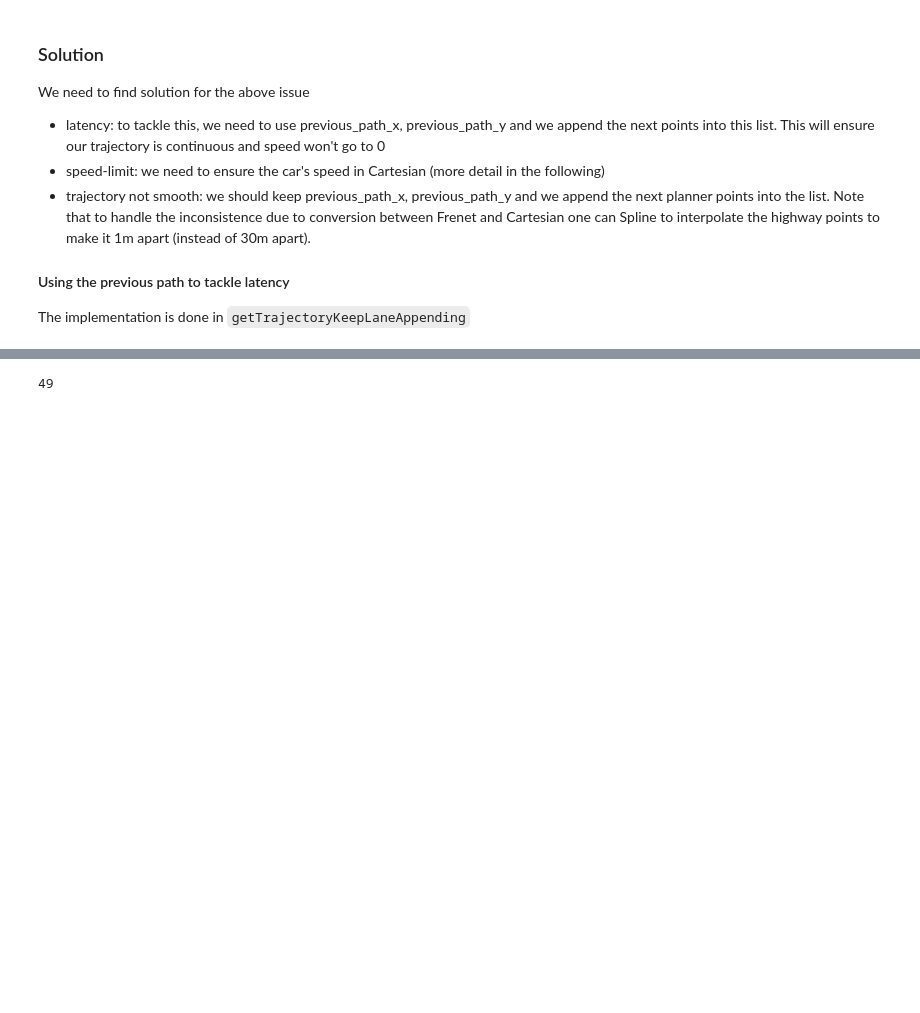
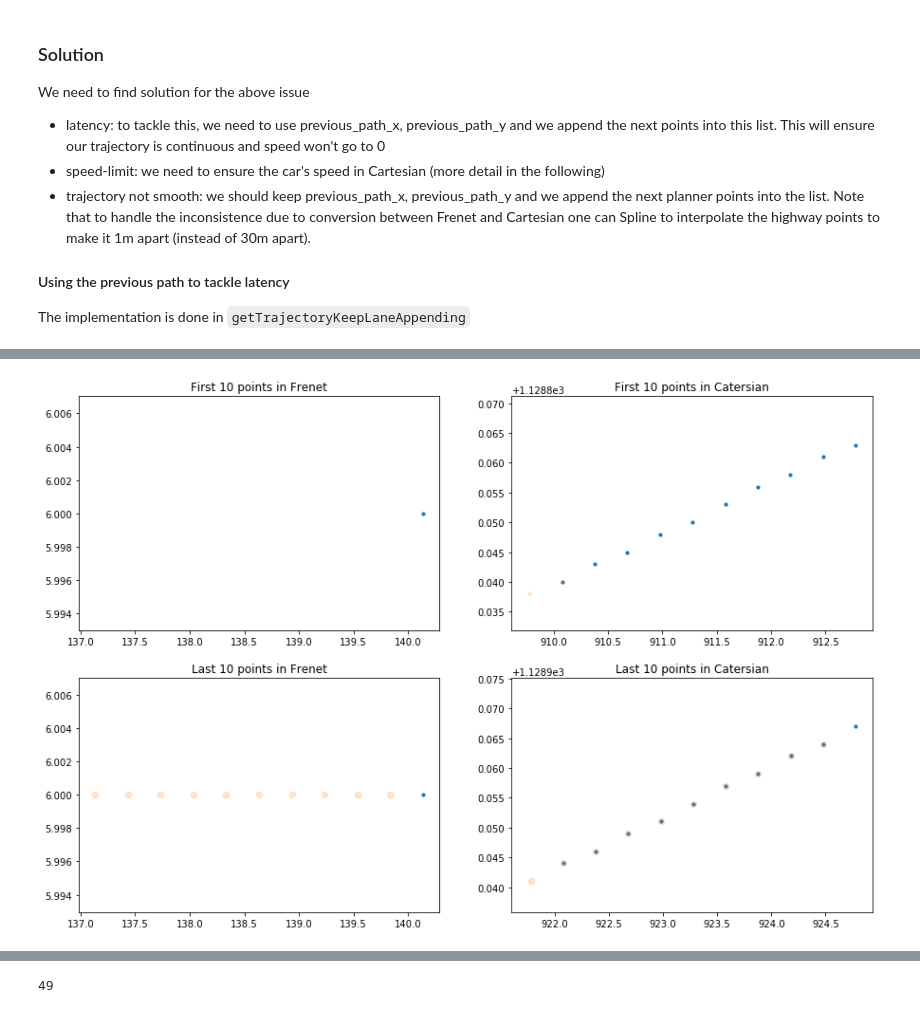
Before and after one commit to minh84/udacity_carnd, a Jupyter notebook: CarND-Term3-P1-Path-Planning/research/Path_Planning.ipynb, the cells around one changed output, grey strips where cells are left out. Cells and saved outputs as stored; diff of their text form; code cells hidden in the pictures; blank space fills up the shorter version.

```diff
--- a/CarND-Term3-P1-Path-Planning/research/Path_Planning.ipynb
+++ b/CarND-Term3-P1-Path-Planning/research/Path_Planning.ipynb
@@ -207,0 +249,46 @@ plt.scatter(speed2.step, speed2.vals)
+# %%
+def build_idx_map(df):
+    tags = df[df.step==1].tag.values
+
+    retval = {}
+    for key in tags:
+        retval[key] = df[(df.step==1)&(df.tag==key)].index.values[0]
+
+    return retval
+
+def get_next_sdxy(log_drive, idx_map, step):
+    log_at_step = log_drive[log_drive.step==step]
+    next_s_vals = log_at_step.iloc[idx_map['next_s_vals']].vals
+    next_d_vals = log_at_step.iloc[idx_map['next_d_vals']].vals
+    next_x_vals = log_at_step.iloc[idx_map['next_x_vals']].vals
+    next_y_vals = log_at_step.iloc[idx_map['next_y_vals']].vals
+    return next_s_vals, next_d_vals, next_x_vals, next_y_vals
+# %%
+def visualize(log_drive, log_sim, step):
+    idx_map = build_idx_map(log_drive)
+    next_s_vals, next_d_vals, next_x_vals, next_y_vals = get_next_sdxy(log_drive, idx_map, step)
+    fig, axes = plt.subplots(2, 2, figsize=(15,10))
+
+    axes[0, 0].scatter(next_s_vals[:10],  next_d_vals[:10], s=10)
+    axes[0, 0].set_title('First 10 points in Frenet')
+    axes[1, 0].scatter(next_s_vals[-10:], next_d_vals[-10:], s=10)
+    axes[1, 0].set_title('Last 10 points in Frenet')
+    axes[0, 0].get_shared_x_axes().join(axes[0, 0], axes[1, 0])
+
+    axes[0, 1].scatter(next_x_vals[:10],  next_y_vals[:10], s=10)
+    axes[0, 1].set_title('First 10 points in Catersian')
+    axes[1, 1].scatter(next_x_vals[-10:], next_y_vals[-10:], s=10)
+    axes[1, 1].set_title('Last 10 points in Catersian')
+    #axes[0, 1].get_shared_x_axes().join(axes[0, 1], axes[1, 1])
+
+    # draw previous steps
+    if step > 1:
+        s_vals, d_vals, x_vals, y_vals = get_next_sdxy(log_drive, idx_map, step - 1)
+        prev_sim = log_sim[log_sim.step==step-1]
+        axes[0, 1].scatter(prev_sim.x,  prev_sim.y, s=10, alpha=0.2)
+        axes[1, 0].scatter(s_vals[-10:], d_vals[-10:],s=40,alpha=0.2)
+        axes[1, 1].scatter(x_vals[-10:], y_vals[-10:],s=40,alpha=0.2)
+
+visualize(drive2_df, sim2_df, 2)
+# %% [output]
+[figure, added]
```
Also changed, not shown: parts of 10 cells of this notebook, 4 other files.
